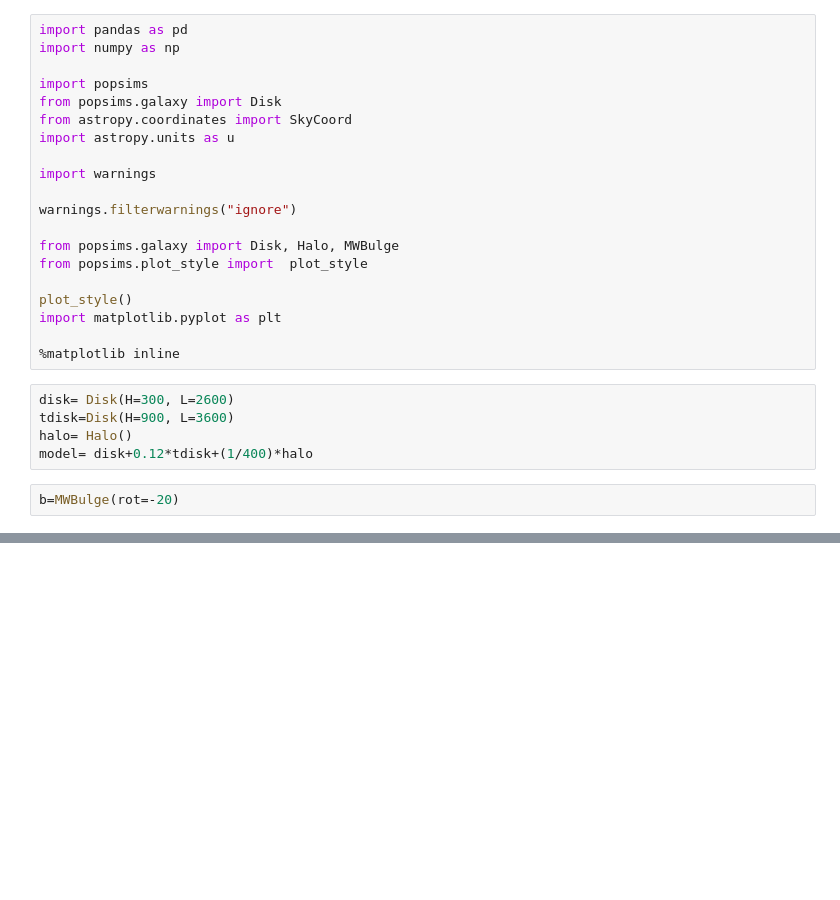
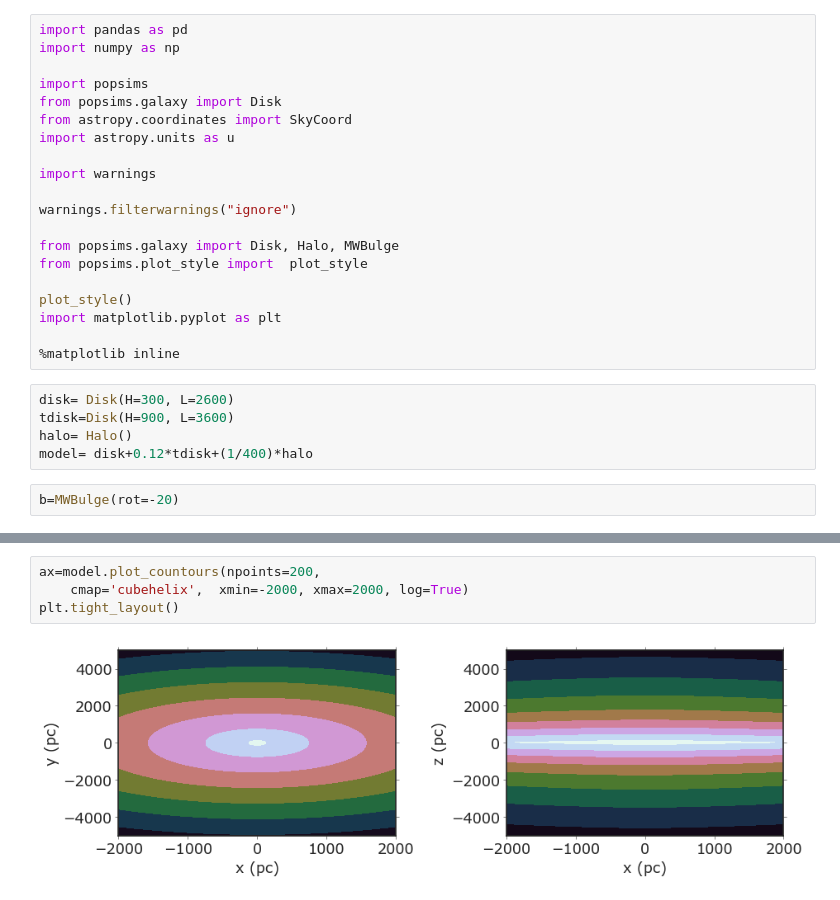
Before and after one commit to caganze/popsims, a Jupyter notebook: examples/ExampleNotebook.ipynb, the cells around one changed output, grey strips where cells are left out. Saved outputs shown, nothing was run; the diff lists cells and outputs as text; blank space fills up the shorter version.

```diff
--- a/examples/ExampleNotebook.ipynb
+++ b/examples/ExampleNotebook.ipynb
@@ -39,0 +35,6 @@ TypeError: GalacticComponent.__mul__.<locals>.<lambda>() takes 2 positional argu
+# %%
+ax=model.plot_countours(npoints=200,
+    cmap='cubehelix',  xmin=-2000, xmax=2000, log=True)
+plt.tight_layout()
+# %% [output]
+[figure, added]
```
Also changed, not shown: parts of 4 cells of this notebook, 1 other file.
